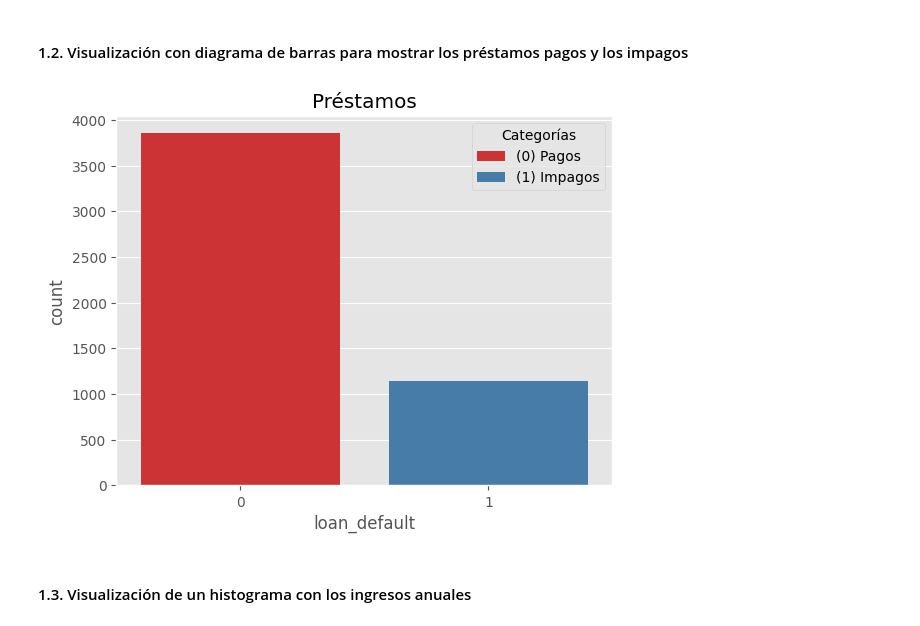
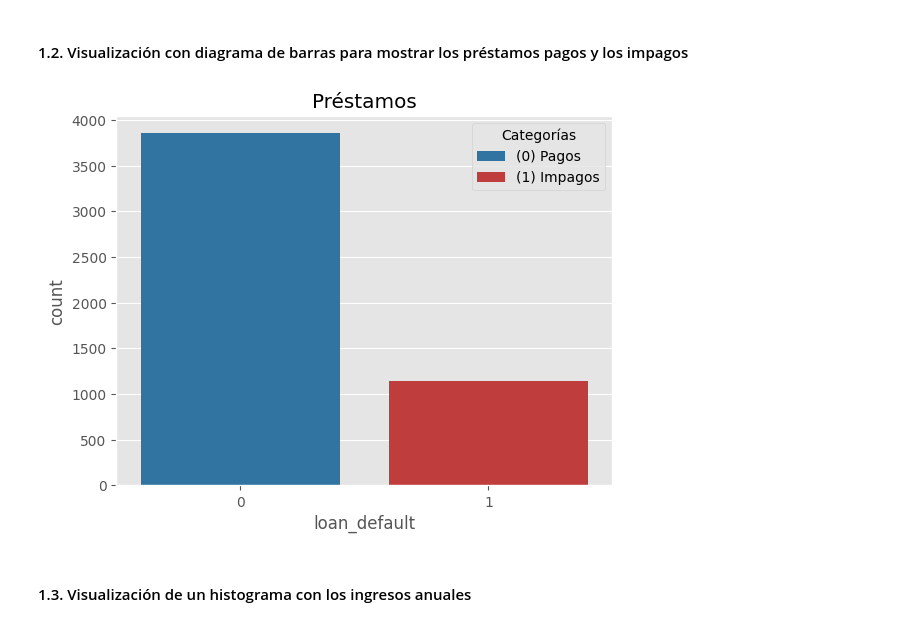
Before and after one commit to JosueMonte/Credit-Risk, a Jupyter notebook: ejecicio_integrador.ipynb, the cells around one changed output. Cells and saved outputs as stored; diff of their text form; code cells hidden in the pictures.

```diff
--- a/ejecicio_integrador.ipynb
+++ b/ejecicio_integrador.ipynb
@@ -93,19 +92,19 @@ df_descripcion.style.set_properties(subset=['Description'], **{'width': '1000px'
 # %% [markdown]
 #### 1.2. Visualización con diagrama de barras para mostrar los préstamos pagos y los impagos
 # %%
-# Creación de paleta de colores
-paleta = sns.color_palette("Set1")
+# Creación de una paleta personalizada
+paleta = ['#1f77b4', '#d62728']  # Azul para pagos y rojo para impagos
 
-# Creación del gráfico
+# Creación del gráfico con la paleta personalizada
 sns.countplot(x='loan_default', data=datos, palette=paleta)
 plt.title('Préstamos')
 
-# Creación de leyenda
+# Creación de leyenda personalizada
 plt.legend(labels=['(0) Pagos', '(1) Impagos'], loc='upper right', title='Categorías')
 
 plt.show()
 # %% [output]
-[figure, old version]
+[figure, new version]
 # %% [markdown]
 #### 1.3. Visualización de un histograma con los ingresos anuales
 # %%
```
Also changed, not shown: parts of 70 cells of this notebook, 2 other files.
